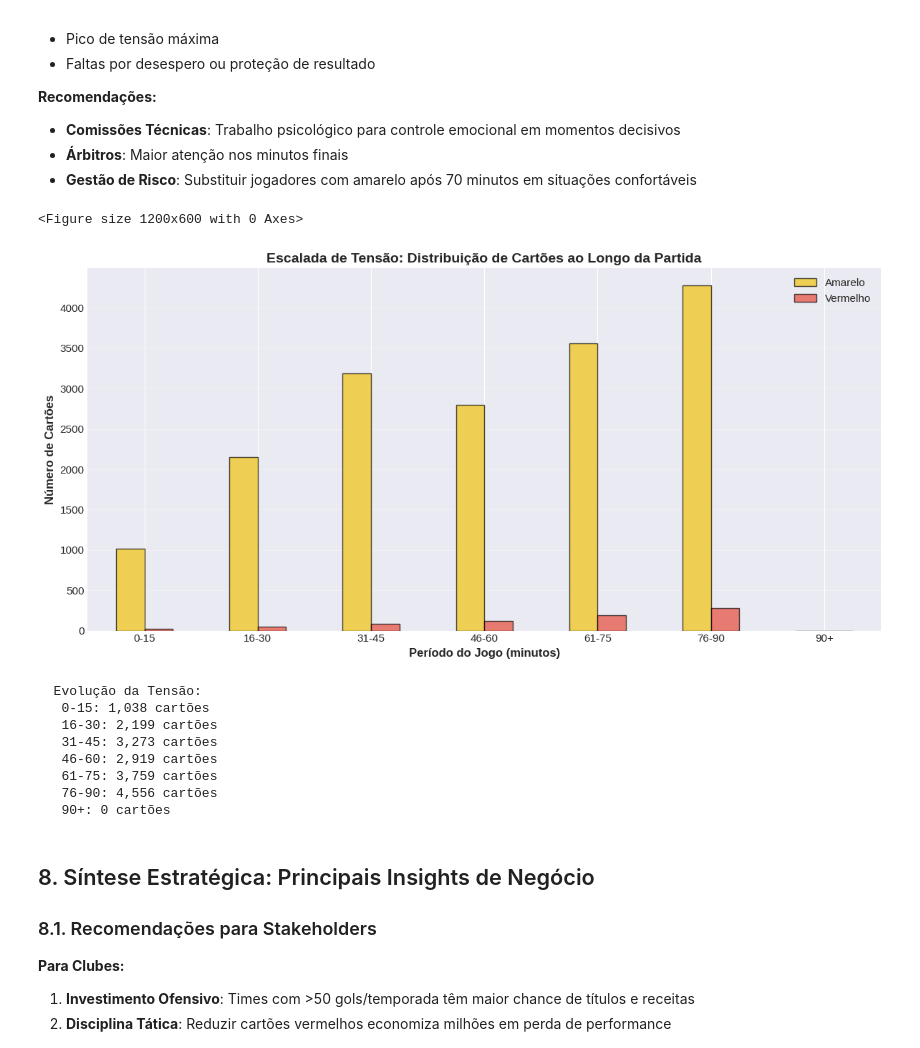
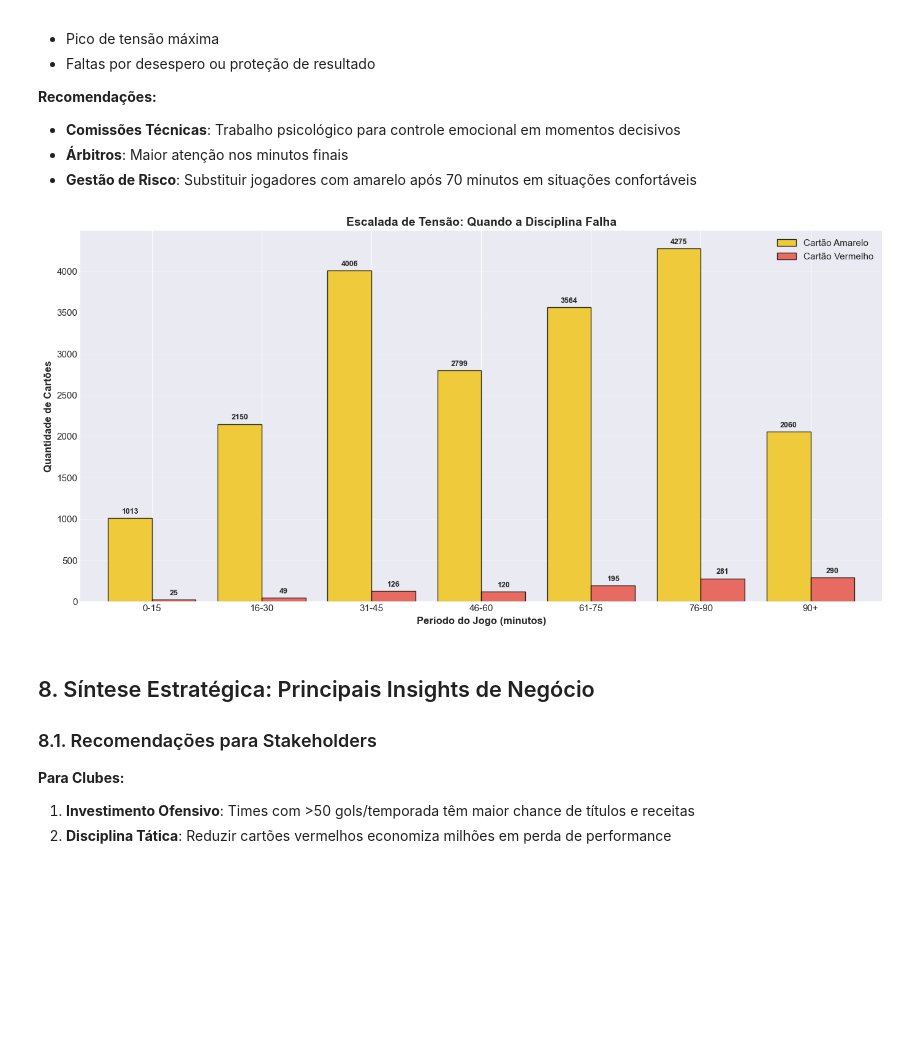
Before and after one commit to Nicollaxs/Campeonato-Brasileiro-de-futebol, a Jupyter notebook: Data Layer/raw/analytics.ipynb, the cells around one changed output. Drawn from its saved outputs; the diff is of its cells as text; code cells hidden in the pictures; blank space fills up the shorter version.

```diff
--- a/Data Layer/raw/analytics.ipynb
+++ b/Data Layer/raw/analytics.ipynb
@@ -609,41 +629,40 @@ A distribuição de cartões por período revela **padrões psicológicos** do f
 - **Árbitros**: Maior atenção nos minutos finais
 - **Gestão de Risco**: Substituir jogadores com amarelo após 70 minutos em situações confortáveis
 # %%
-df_cartoes['minuto_num'] = pd.to_numeric(df_cartoes['minuto'], errors='coerce')
+# Aplicando a função que já existe na memória
+df_cartoes['minuto_num'] = df_cartoes['minuto'].apply(tratar_minutos)
 
-bins = [0, 15, 30, 45, 60, 75, 90, 120]
+bins = [0, 15, 30, 45, 60, 75, 90, 130]
 labels = ['0-15', '16-30', '31-45', '46-60', '61-75', '76-90', '90+']
 df_cartoes['periodo'] = pd.cut(df_cartoes['minuto_num'], bins=bins, labels=labels, include_lowest=True)
 
 cartoes_periodo = df_cartoes.groupby(['periodo', 'cartao']).size().unstack(fill_value=0)
 
-plt.figure(figsize=(12, 6))
-cartoes_periodo.plot(kind='bar', stacked=False, color=['#f1c40f', '#e74c3c'],
-                     edgecolor='black', alpha=0.7, figsize=(12, 6))
+if 'Amarelo' in cartoes_periodo.columns and 'Vermelho' in cartoes_periodo.columns:
+    cartoes_periodo = cartoes_periodo[['Amarelo', 'Vermelho']]
+
+ax = cartoes_periodo.plot(kind='bar', stacked=False, figsize=(14, 7),
+                          color=['#f1c40f', '#e74c3c'], edgecolor='black', alpha=0.8, width=0.8)
+
 plt.xlabel('Período do Jogo (minutos)', fontsize=12, fontweight='bold')
-plt.ylabel('Número de Cartões', fontsize=12, fontweight='bold')
-plt.title('Escalada de Tensão: Distribuição de Cartões ao Longo da Partida', fontsize=14, fontweight='bold')
-plt.legend(['Amarelo', 'Vermelho'], fontsize=11)
+plt.ylabel('Quantidade de Cartões', fontsize=12, fontweight='bold')
+plt.title('Escalada de Tensão: Quando a Disciplina Falha', fontsize=14, fontweight='bold')
+plt.legend(['Cartão Amarelo', 'Cartão Vermelho'], fontsize=11)
 plt.xticks(rotation=0)
 plt.grid(axis='y', alpha=0.3)
+
+for p in ax.patches:
+    height = p.get_height()
+    if height > 0:
+        ax.annotate(f'{int(height)}',
+                    (p.get_x() + p.get_width() / 2., height),
+                    ha='center', va='bottom', xytext=(0, 3),
+                    textcoords='offset points', fontsize=9, fontweight='bold')
+
 plt.tight_layout()
 plt.show()
-
-print("\n  Evolução da Tensão:")
-for periodo in cartoes_periodo.index:
-    total = cartoes_periodo.loc[periodo].sum()
-    print(f"   {periodo}: {total:,} cartões")
 # %% [output]
-<Figure size 1200x600 with 0 Axes>
-[figure, old version]
+[figure, new version]
-  Evolução da Tensão:
-   0-15: 1,038 cartões
-   16-30: 2,199 cartões
-   31-45: 3,273 cartões
-   46-60: 2,919 cartões
-   61-75: 3,759 cartões
-   76-90: 4,556 cartões
-   90+: 0 cartões
 # %% [markdown]
 ## 8. Síntese Estratégica: Principais Insights de Negócio
 
```
Also changed, not shown: parts of 11 cells of this notebook.
